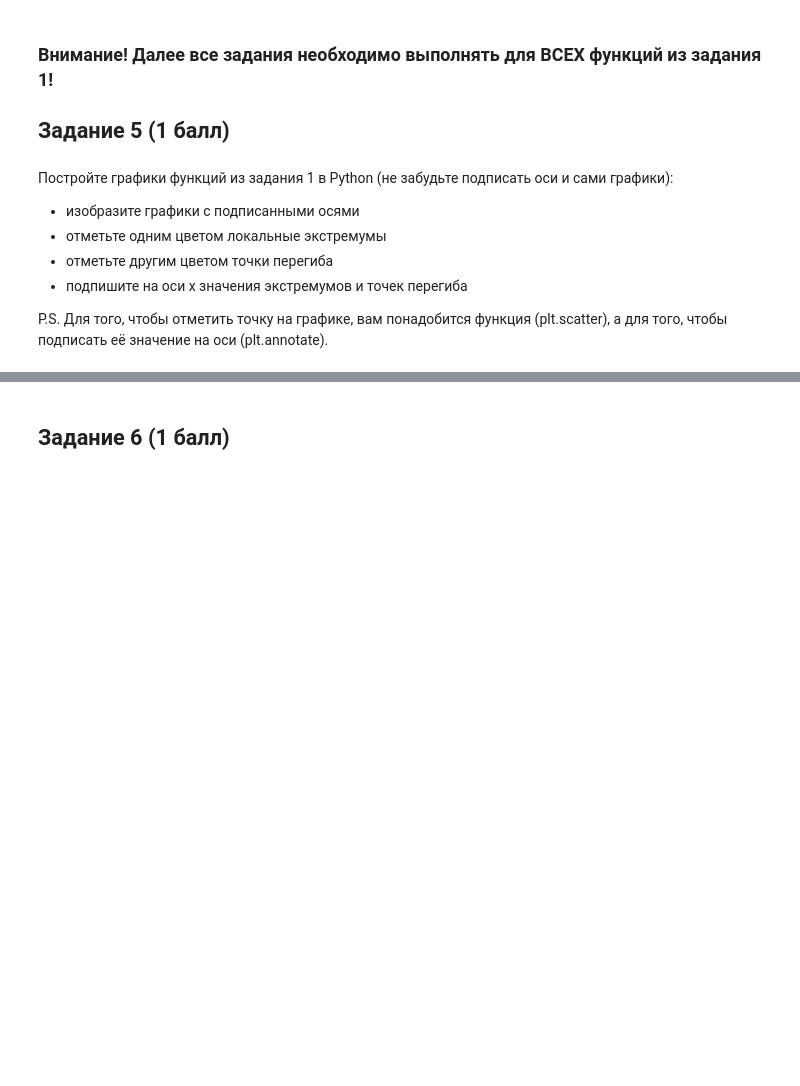
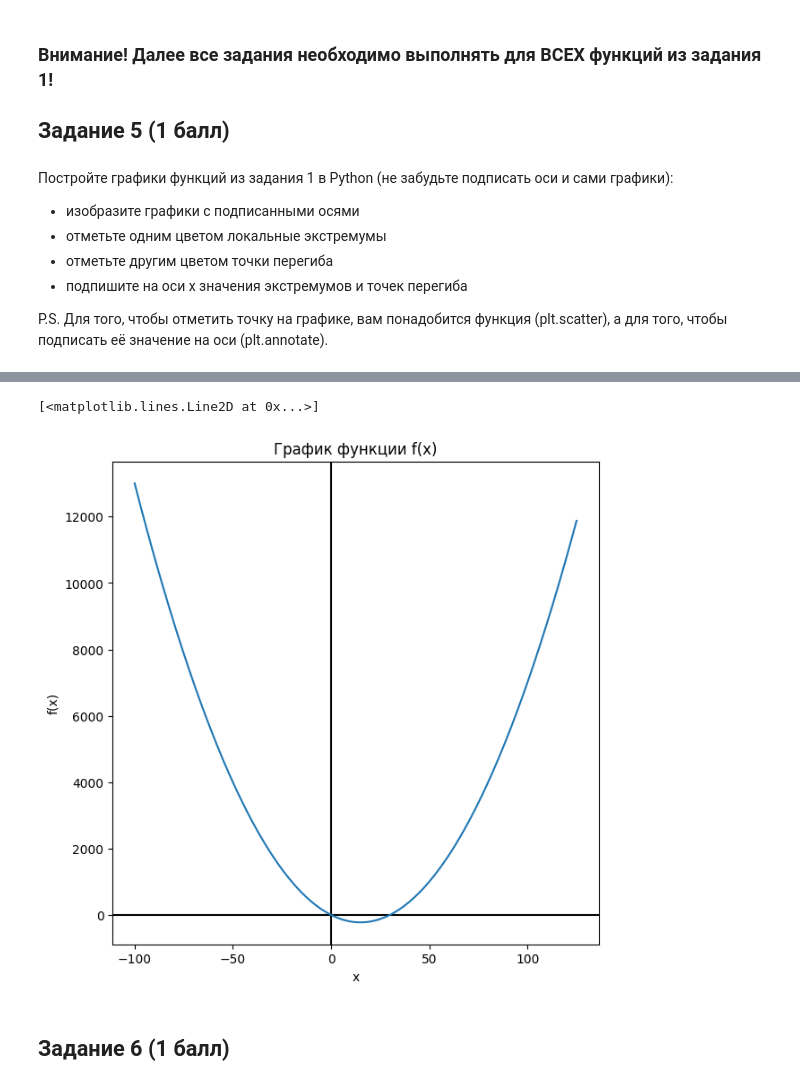
Before and after one commit to VladislavTokarev02/AI_ML_homework, a Jupyter notebook: Hometasks/Base/AI_HW2_GD_base.ipynb, the cells around one changed output, grey strips where cells are left out. Drawn from its saved outputs; the diff is of its cells as text; code cells hidden in the pictures; blank space fills up the shorter version.

```diff
--- a/Hometasks/Base/AI_HW2_GD_base.ipynb
+++ b/Hometasks/Base/AI_HW2_GD_base.ipynb
@@ -100,3 +128,24 @@ P.S. Для того, чтобы отметить точку на графике
+# %%
+def f(x):
+  return x**2 - 30*x + 1
+# %%
+import numpy as np
+
+
+x_values = np.linspace(-100, 125, 150)
+
+f_values = [f(x) for x in x_values] # список значений функции
+
+plt.figure(figsize=(7,7))
+plt.axvline(x=0, c = 'black')
+plt.axhline(y=0, c = 'black')
+plt.title('График функции f(x)')
+plt.xlabel('x')
+plt.ylabel('f(x)')
+plt.plot(x_values, f_values)
+# %% [output]
+[<matplotlib.lines.Line2D at 0x...>]
+[figure, added]
 # %% [markdown]
 ## Задание 6 (1 балл)
 # %% [markdown]
```
Also changed, not shown: parts of 8 cells of this notebook.
